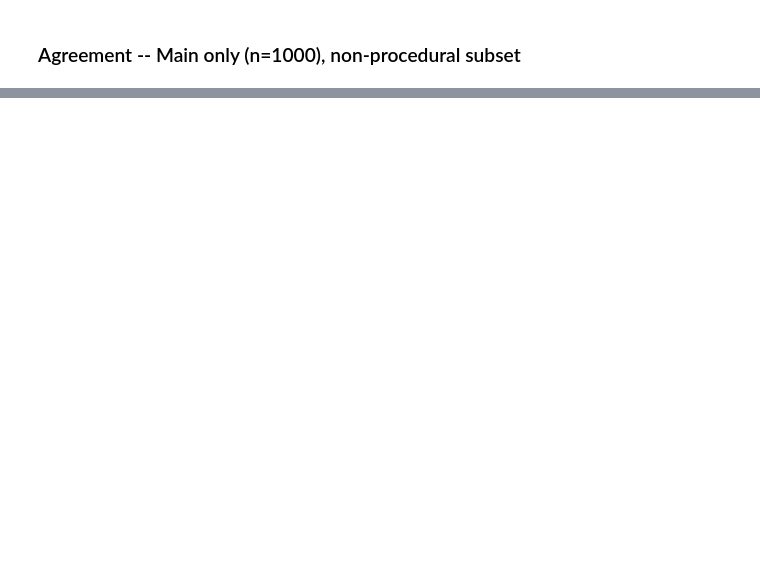
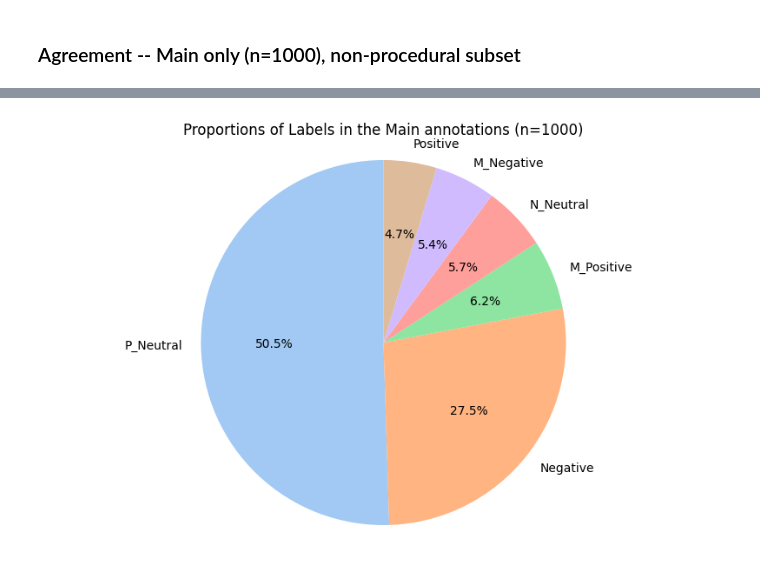
Before and after one commit to katjameden/ParlaMint_Sentiment, a Jupyter notebook: Utterances/Notebooks/Full_dataset_agreement.ipynb, the cells around one changed output, grey strips where cells are left out. Drawn from its saved outputs; the diff is of its cells as text; code cells hidden in the pictures; blank space fills up the shorter version.

Commit message:
Consolidate main analysis and structure

```diff
--- a/Utterances/Notebooks/Full_dataset_agreement.ipynb
+++ b/Utterances/Notebooks/Full_dataset_agreement.ipynb
@@ -312,0 +413,4 @@ KA 3-class score:  0.7446369430991728
+# %%
+df = pd.read_csv('../Datasets/Annotations.csv') ## Dataset with final (consolidated) sentiment tags
+df = df.drop(columns=['Unnamed: 0'])
+df
@@ -312,0 +431,3 @@ KA 3-class score:  0.7446369430991728
+# %%
+tags = df['final_tag'].value_counts()
+tags
@@ -312,0 +443,10 @@ KA 3-class score:  0.7446369430991728
+# %%
+palette = sns.color_palette('pastel')
+plt.figure(figsize=(10,6))
+plt.title('Proportions of Labels in the Main annotations (n=1000)')
+plt.pie(tags, labels=tags.index, colors=palette, autopct='%1.1f%%', startangle=90)
+plt.axis('equal')
+plt.savefig('../Figures/Label_proportions_Main.png', dpi=300, bbox_inches='tight')
+plt.show()
+# %% [output]
+[figure, added]
```
Also changed, not shown: parts of 20 cells of this notebook, 14 other files.
